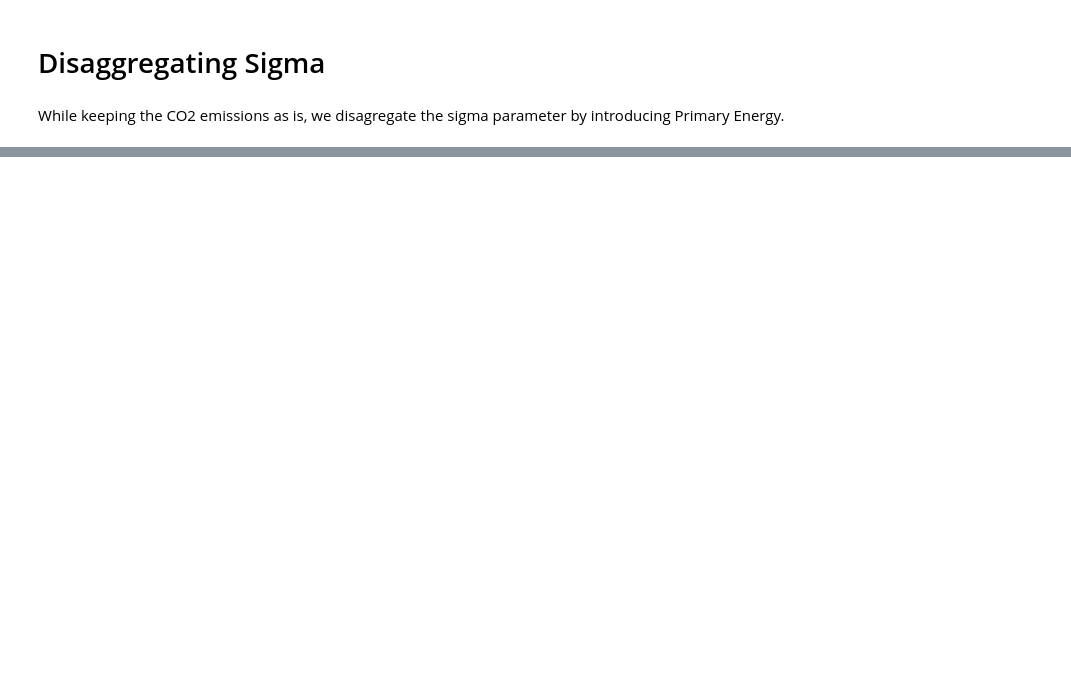
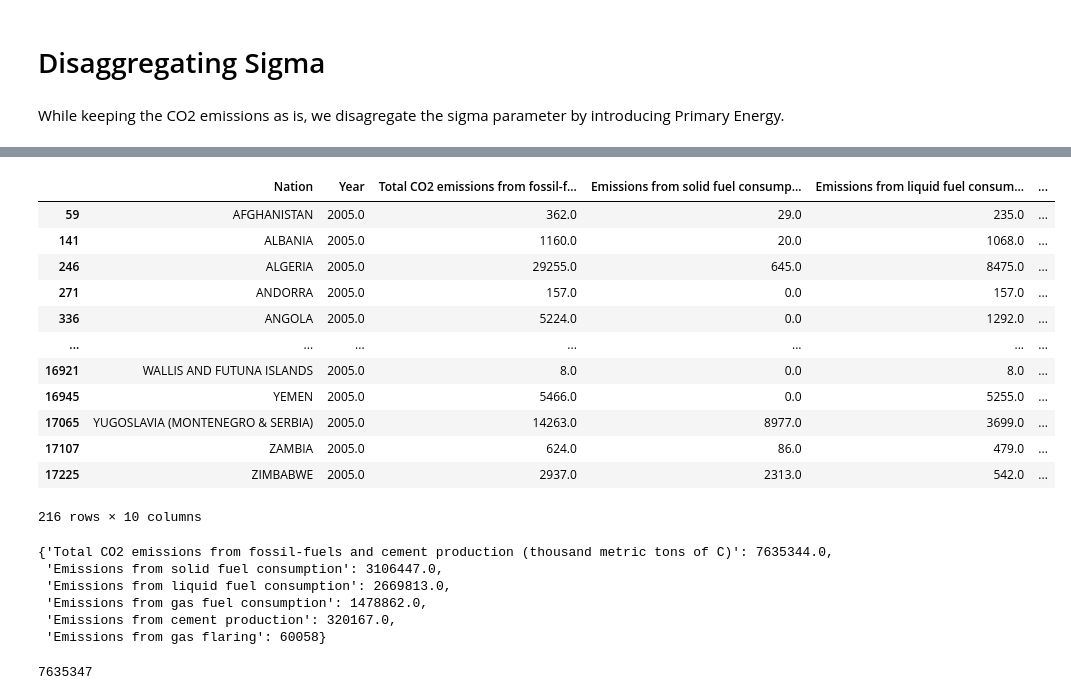
Before and after one commit to maryamalki/PyRICE_2022, a Jupyter notebook: new_data/kaya_parameters.ipynb, the cells around one changed output, grey strips where cells are left out. Drawn from its saved outputs; the diff is of its cells as text; code cells hidden in the pictures; blank space fills up the shorter version.

```diff
--- a/new_data/kaya_parameters.ipynb
+++ b/new_data/kaya_parameters.ipynb
@@ -87,0 +177,18 @@ BP_Primary_Energy = pd.concat(frames)
+# %%
+CDIAC_2005 = CDIAC[CDIAC['Year']== 2005]
+# %%
+CDIAC_2005
+# %% [output]
+|  | Nation | Year | Total CO2 emissions from fossil-f... | Emissions from solid fuel consump... | Emissions from liquid fuel consum... | ... |
+| 59 | AFGHANISTAN | 2005.0 | 362.0 | 29.0 | 235.0 | ... |
+| 141 | ALBANIA | 2005.0 | 1160.0 | 20.0 | 1068.0 | ... |
+| 246 | ALGERIA | 2005.0 | 29255.0 | 645.0 | 8475.0 | ... |
+| 271 | ANDORRA | 2005.0 | 157.0 | 0.0 | 157.0 | ... |
+| 336 | ANGOLA | 2005.0 | 5224.0 | 0.0 | 1292.0 | ... |
+| ... | ... | ... | ... | ... | ... | ... |
+| 16921 | WALLIS AND FUTUNA ISLANDS | 2005.0 | 8.0 | 0.0 | 8.0 | ... |
+| 16945 | YEMEN | 2005.0 | 5466.0 | 0.0 | 5255.0 | ... |
+| 17065 | YUGOSLAVIA (MONTENEGRO & SERBIA) | 2005.0 | 14263.0 | 8977.0 | 3699.0 | ... |
+| 17107 | ZAMBIA | 2005.0 | 624.0 | 86.0 | 479.0 | ... |
+| 17225 | ZIMBABWE | 2005.0 | 2937.0 | 2313.0 | 542.0 | ... |
+216 rows × 10 columns
@@ -87,0 +205,13 @@ BP_Primary_Energy = pd.concat(frames)
+# %%
+CDIAC_Totals
+# %% [output]
+{'Total CO2 emissions from fossil-fuels and cement production (thousand metric tons of C)': 7635344.0,
+ 'Emissions from solid fuel consumption': 3106447.0,
+ 'Emissions from liquid fuel consumption': 2669813.0,
+ 'Emissions from gas fuel consumption': 1478862.0,
+ 'Emissions from cement production': 320167.0,
+ 'Emissions from gas flaring': 60058}
+# %%
+3106447 + 2669813 + 1478862 + 320167 + 60058
+# %% [output]
+7635347
```
Also changed, not shown: parts of 16 cells of this notebook, 3 other files.
